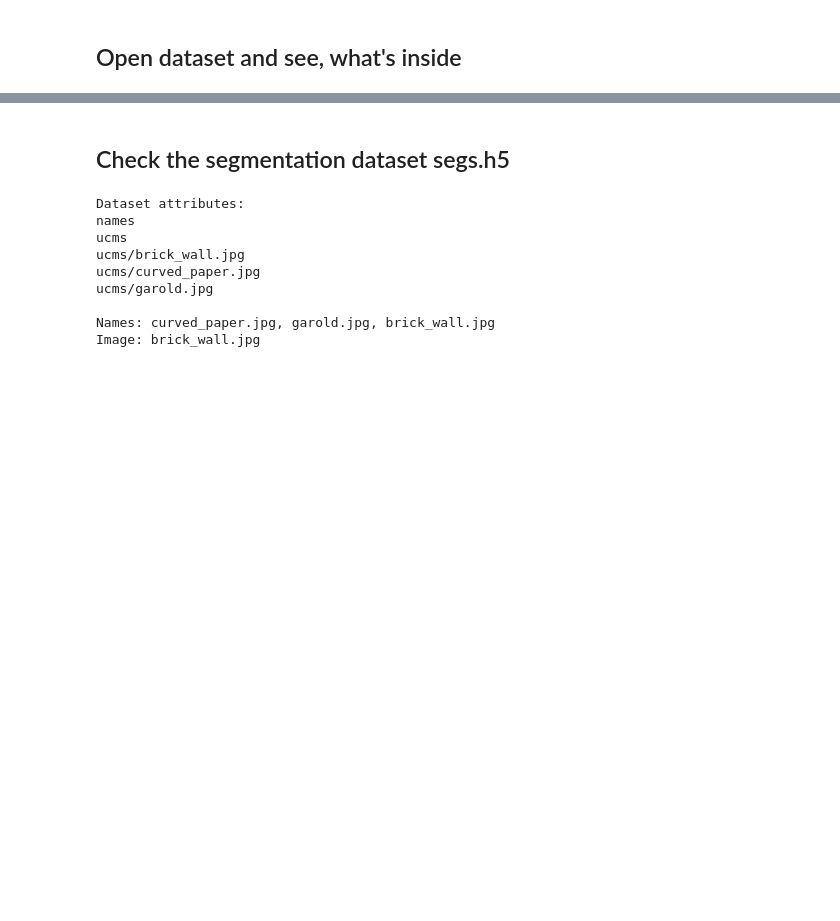
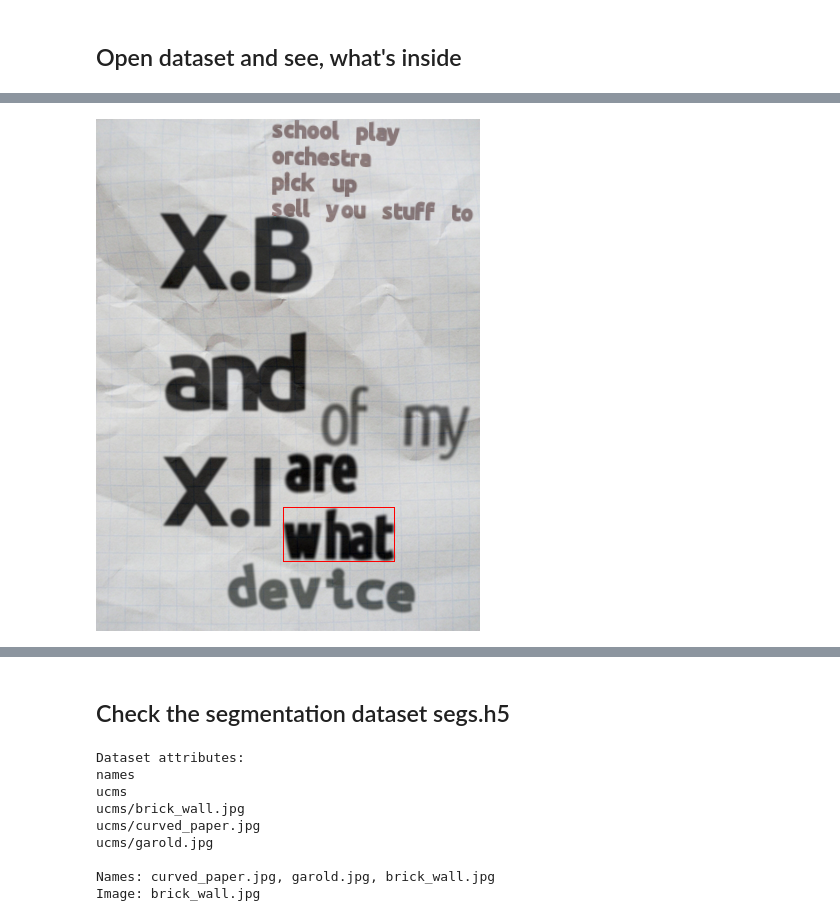
Before and after one commit to Yozh2/SynthText, a Jupyter notebook: analysis/dataset_examination.ipynb, the cells around one changed output, grey strips where cells are left out. Drawn from its saved outputs; the diff is of its cells as text; code cells hidden in the pictures; blank space fills up the shorter version.

```diff
--- a/analysis/dataset_examination.ipynb
+++ b/analysis/dataset_examination.ipynb
@@ -70,0 +73,10 @@ data/curved_paper.jpg_0
+# %%
+#Image.fromarray(db['data']['garold.jpg_0'][:])
+img = db['data']['paper_1.jpg_0'][:]
+boxes = db['data']['paper_1.jpg_0'].attrs['wordBB']
+boxes = boxes.transpose([2, 1, 0])
+rect = boxes[:, [0, 1, 3, 2]][1]
+img = cv2.rectangle(img, tuple(rect[0]), tuple(rect[3]), color=(255, 0, 0))
+Image.fromarray(img)
+# %% [output]
+[figure, added]
```
Also changed, not shown: parts of 7 cells of this notebook, 13 other files.
